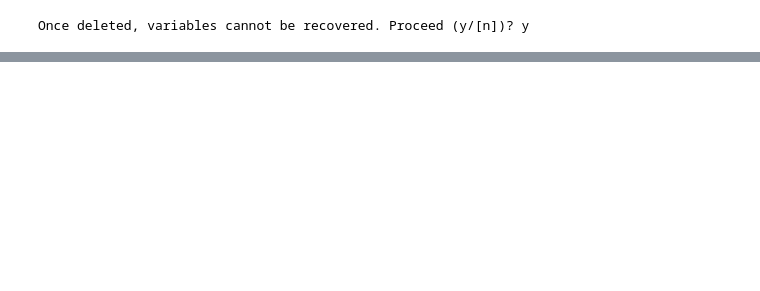
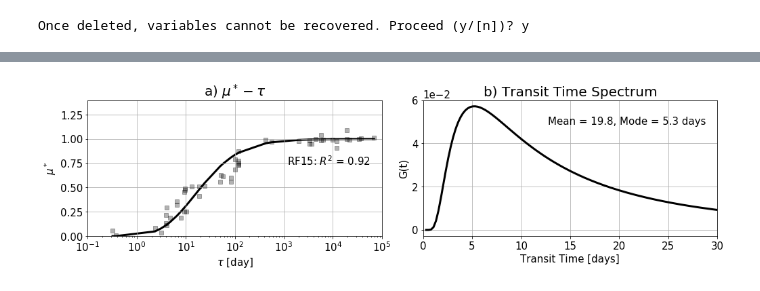
Before and after one commit to schelpon/TTS_2020_HD, a Jupyter notebook: get_tts/tts_per_rf/tts_vary_bl_per_rf.ipynb, the cells around one changed output, grey strips where cells are left out. Drawn from its saved outputs; the diff is of its cells as text; code cells hidden in the pictures; blank space fills up the shorter version.

```diff
--- a/get_tts/tts_per_rf/tts_vary_bl_per_rf.ipynb
+++ b/get_tts/tts_per_rf/tts_vary_bl_per_rf.ipynb
@@ -347,0 +348,37 @@ fig.savefig('./tts_per_rf_figs/tts_rf14.pdf')
+# %%
+# rf14
+utbl_full = np.array(ratios_sort['RF15_CampAvg'].values, dtype=np.float64)
+utbl_not_null_idx = np.argwhere(~np.isnan(utbl_full))
+# ----- inputs without nans
+utbl_15 = utbl_full[utbl_not_null_idx]
+tau_tr = tau_tr[utbl_not_null_idx]
+
+# get gf inputs, same for all
+t, exp_decay_matrix, LT = tts_mod.prep_for_tts(tau_tr)
+
+# BL TAU -----
+# get tts
+my_mustar_cavg_15, my_r2_cavg_15, my_gf_cavg_15, my_t_cavg_15, mean_age_cavg_15,  \
+    mode_age_cavg_15, best_k_cavg_15 = tts_mod.get_tts(utbl_15, tau_tr, t, \
+                                                       exp_decay_matrix, LT)
+
+# --------------- start plot with campaign avg bl
+title_str = 'RF15: '
+overplot = 0
+add_scatter = 1
+add_r2 = 1
+add_meanmode = 1
+# first plot only, dummies (will get real after first run creates fig)
+width = 0
+height = 0
+my_ax = 0
+
+fig, my_ax, width, height = tts_mod.plot_tts(tau_tr, my_mustar_cavg_15, utbl_15, my_r2_cavg_15,
+                        my_gf_cavg_15, my_t_cavg_15, mean_age_cavg_15, mode_age_cavg_15,
+                        my_color, overplot, add_scatter, add_r2,
+                        add_meanmode, my_ax, width, height, title_str)
+my_ax[0].set_ylim([0, 1.4])
+
+fig.savefig('./tts_per_rf_figs/tts_rf15.pdf')
+# %% [output]
+[figure, added]
```
Also changed, not shown: parts of 10 cells of this notebook, 35 other files.
